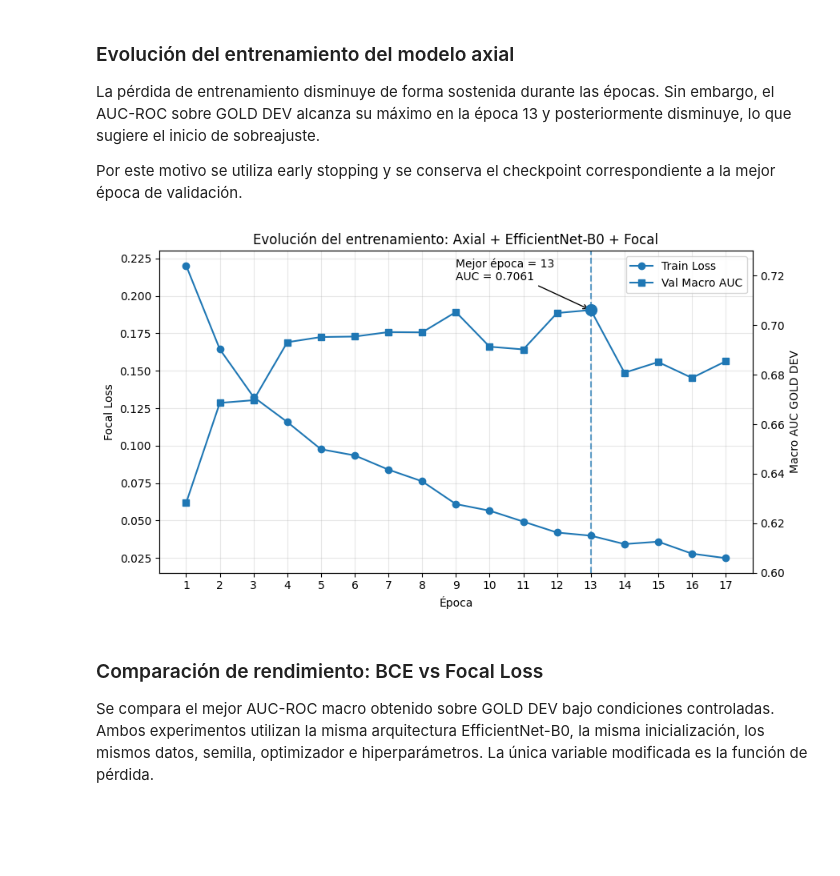
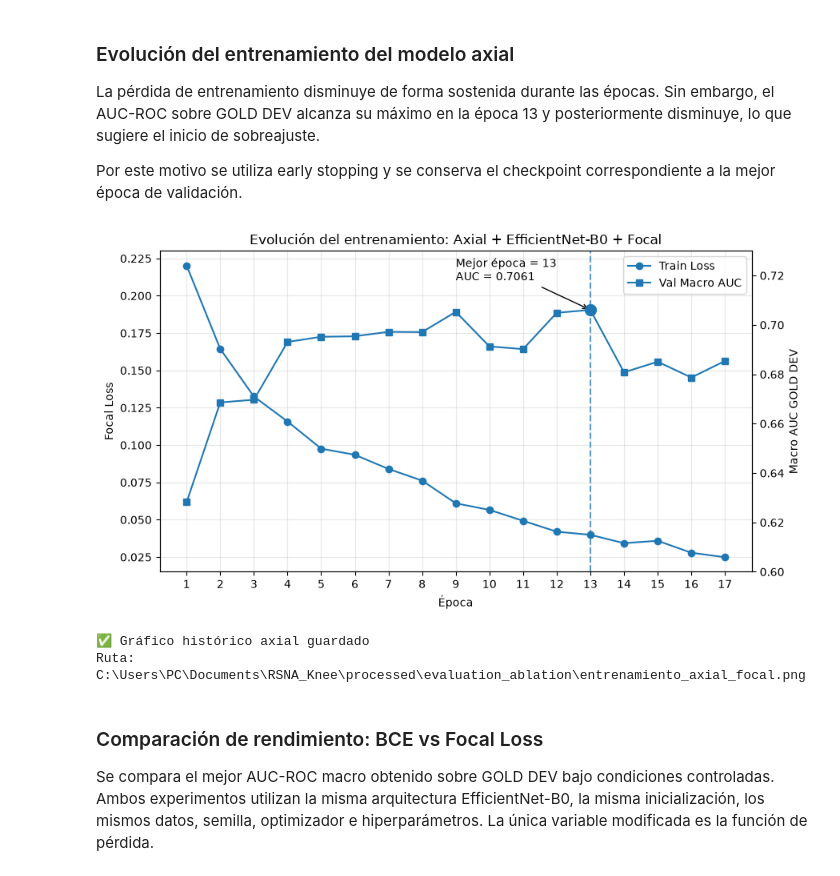
Before and after one commit to mario950606/knee-mri-weak-supervision, a Jupyter notebook: notebooks/05_evaluation_ablation_gradcam.ipynb, the cells around one changed output. Cells and saved outputs as stored; diff of their text form; code cells hidden in the pictures; blank space fills up the shorter version.

Commit message:
Complete MRI ablation GradCAM and HOLDOUT evaluation

```diff
--- a/notebooks/05_evaluation_ablation_gradcam.ipynb
+++ b/notebooks/05_evaluation_ablation_gradcam.ipynb
@@ -3419,36 +3724,46 @@ ax2.annotate(
 plt.title(
     "Evolución del entrenamiento: Axial + EfficientNet-B0 + Focal"
 )
 
 # Leyenda combinada
 lines = (
     line1
     + line2
 )
 
 labels = [
     line.get_label()
     for line in lines
 ]
 
 ax1.legend(
     lines,
     labels,
     loc="upper right"
 )
 
 plt.tight_layout()
 
+OUTPUT_DIR.mkdir(parents=True, exist_ok=True)
+
+RUTA_GRAFICO_AXIAL = (
+    OUTPUT_DIR / "entrenamiento_axial_focal.png"
+)
+
 plt.savefig(
-    "/kaggle/working/"
-    "entrenamiento_axial_focal.png",
+    RUTA_GRAFICO_AXIAL,
     dpi=300,
     bbox_inches="tight"
 )
 
 plt.show()
+
+print("✅ Gráfico histórico axial guardado")
+print("Ruta:", RUTA_GRAFICO_AXIAL)
 # %% [output]
-[figure, old version]
+[figure, new version]
+✅ Gráfico histórico axial guardado
+Ruta: C:\Users\PC\Documents\RSNA_Knee\processed\evaluation_ablation\entrenamiento_axial_focal.png
 # %% [markdown]
 ### Comparación de rendimiento: BCE vs Focal Loss
 
```
Also changed, not shown: parts of 65 cells of this notebook, 1 other file.
